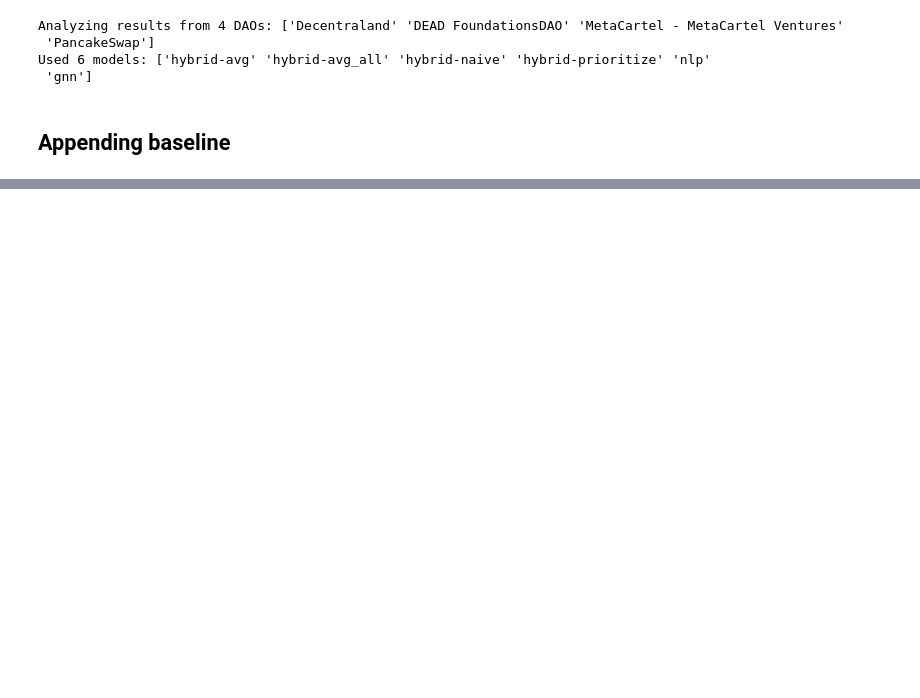
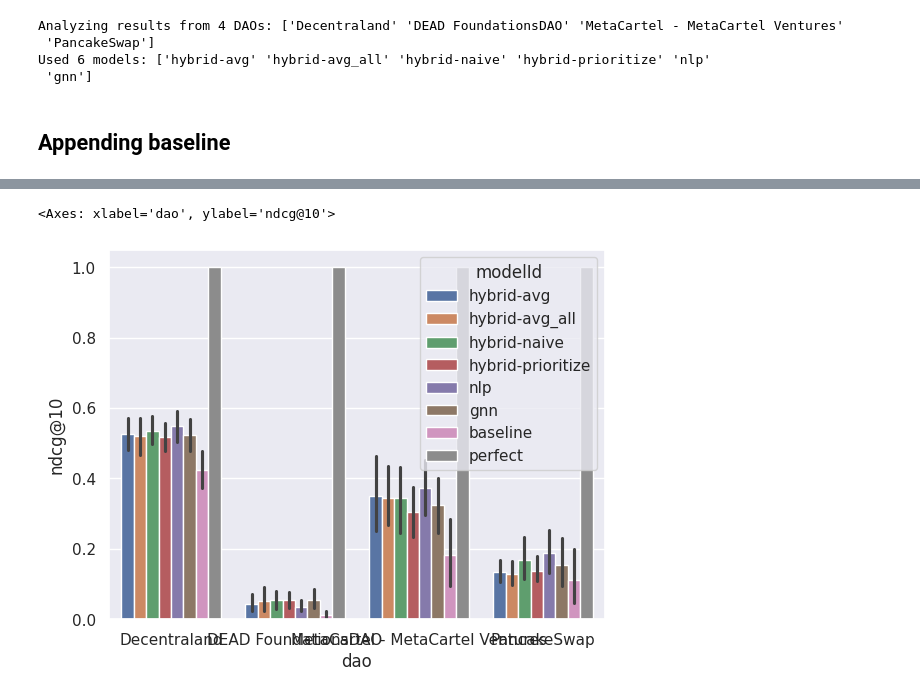
Before and after one commit to daviddavo/upm-tfm-notebooks, a Jupyter notebook: 40_results_all.ipynb, the cells around one changed output, grey strips where cells are left out. Cells and saved outputs as stored; diff of their text form; code cells hidden in the pictures; blank space fills up the shorter version.

Commit message:
Added more final metrics

```diff
--- a/40_results_all.ipynb
+++ b/40_results_all.ipynb
@@ -184,0 +189,5 @@ plot_all_daos_metric('precision@5')
+# %%
+plot_all_daos_metric('ndcg@10')
+# %% [output]
+<Axes: xlabel='dao', ylabel='ndcg@10'>
+[figure, added]
```
Also changed, not shown: parts of 10 cells of this notebook.
